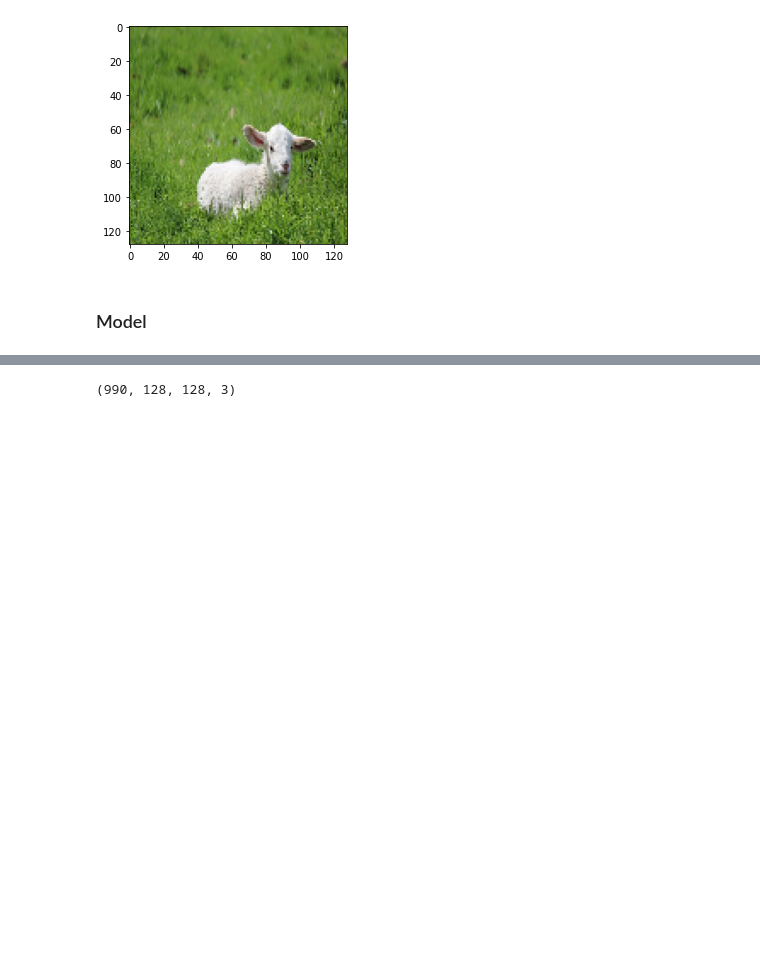
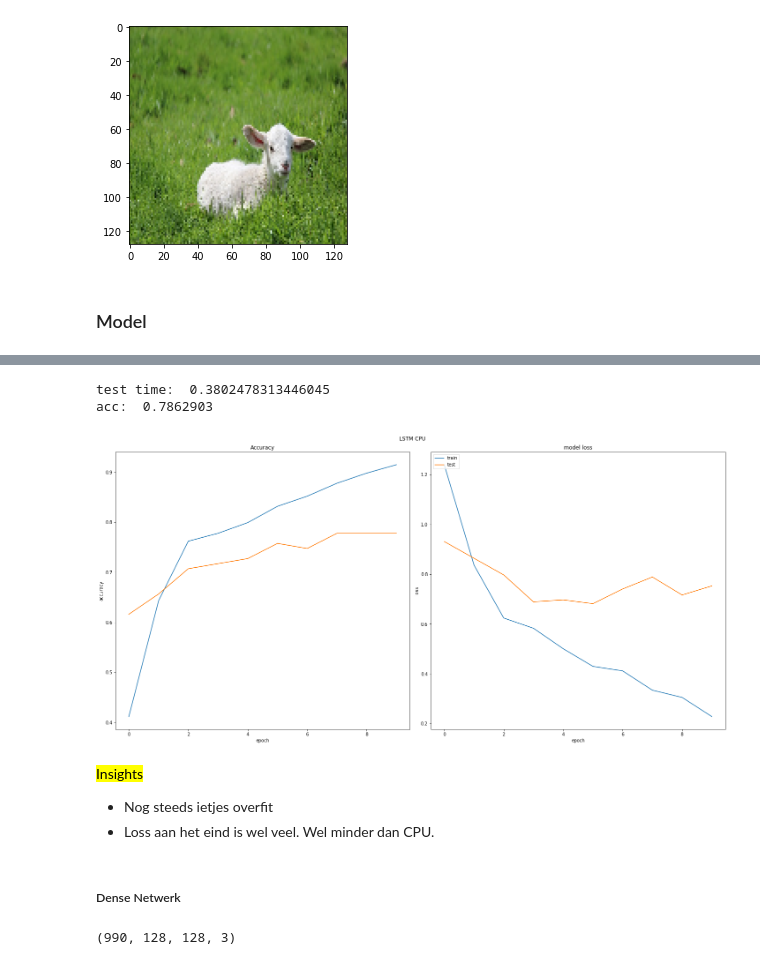
Before and after one commit to Mysurii/Minoi-AAI, a Jupyter notebook: Machine Learning/animals.ipynb, the cells around one changed output, grey strips where cells are left out. Cells and saved outputs as stored; diff of their text form; code cells hidden in the pictures; blank space fills up the shorter version.

```diff
--- a/Machine Learning/animals.ipynb
+++ b/Machine Learning/animals.ipynb
@@ -168,0 +183,8 @@ plt.show()
+# %%
+start = time.time()
+loss, acc = cpu_model.evaluate(X_test,
+                         y_test)
+end = time.time()
+cpu_lstm_test_time = end - start
+print('test time: ', cpu_lstm_test_time)
+print('acc: ', acc)
@@ -168,0 +205,10 @@ plt.show()
+# %%
+with tf.device("/gpu:0"):
+    gpu_model = create_lstm_model()
+
+    start = time.time()
+    gpu_lstm_history = gpu_model.fit(X_train,y_train,epochs=10,batch_size=32, validation_split=0.1)
+
+    end = time.time()
+    gpu_train_time = end - start
+    print('\ntrain time: ', gpu_train_time)
@@ -169,3 +240,24 @@ plt.show()
+# %%
+start = time.time()
+loss, acc = gpu_model.evaluate(X_test,y_test)
+end = time.time()
+gpu_lstm_test_time = end - start
+print('test time: ', gpu_lstm_test_time)
+print('acc: ', acc)
+# %% [output]
+test time:  0.3802478313446045
+acc:  0.7862903
+# %%
+show_accuracy_results(gpu_lstm_history, 'LSTM CPU')
+# %% [output]
+[figure, added]
+# %% [markdown]
+<mark>Insights</mark>
+
+- Nog steeds ietjes overfit
+- Loss aan het eind is wel veel. Wel minder dan CPU.
+# %% [markdown]
+##### Dense Netwerk
 # %%
 X_train.shape
 # %% [output]
```
Also changed, not shown: parts of 16 cells of this notebook.
